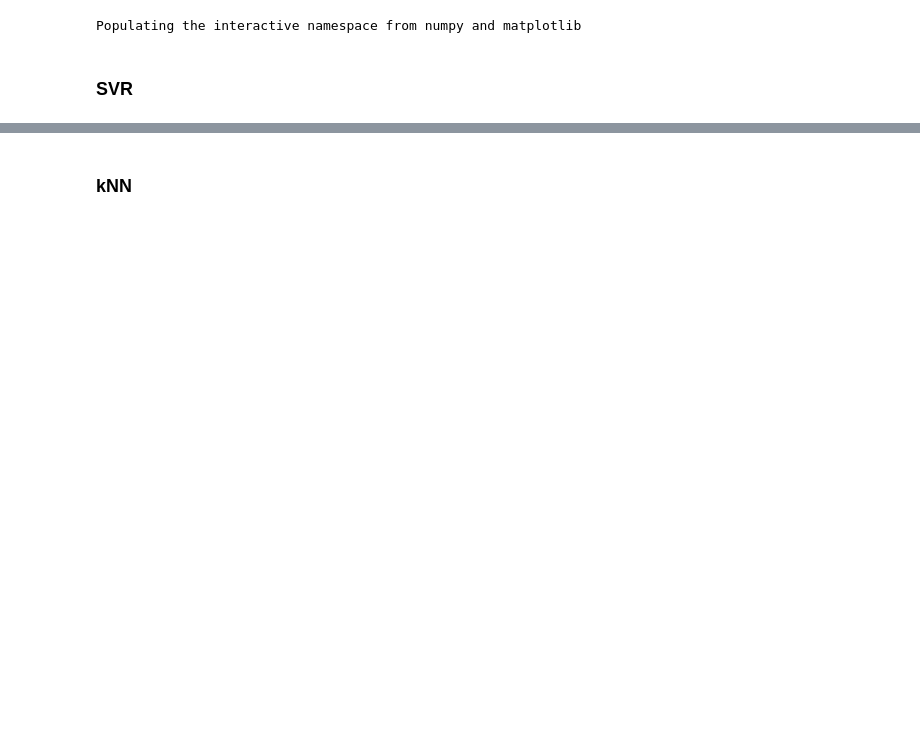
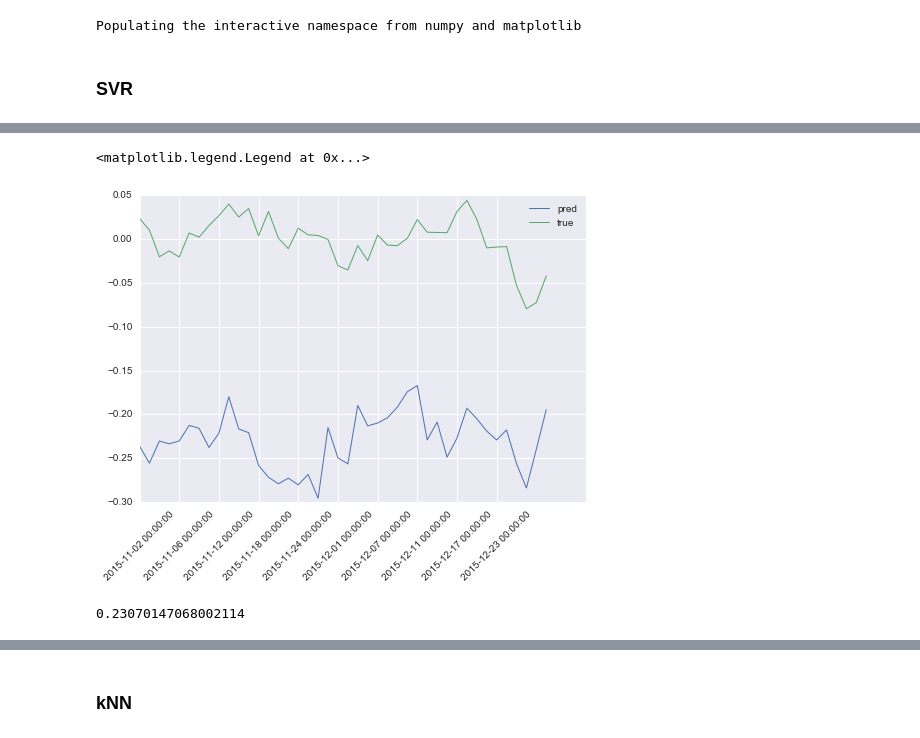
Before and after one commit to atremblay/MLND, a Jupyter notebook: P5/Stock Prediction.ipynb, the cells around one changed output, grey strips where cells are left out. Saved outputs shown, nothing was run; the diff lists cells and outputs as text; code cells hidden in the pictures; blank space fills up the shorter version.

```diff
--- a/P5/Stock Prediction.ipynb
+++ b/P5/Stock Prediction.ipynb
@@ -108,0 +143,16 @@ plt.legend(['pred', 'true'])
+# %%
+predictions = svr.transform(['GOOGL'], start_date='2015-11-01', end_date='2015-12-31')
+# %%
+y_pred, y_true = predictions['GOOGL']
+plt.plot(range(0,len(y_pred)), y_pred, linewidth=1)
+plt.plot(range(0,len(predictions['GOOGL'][1])), predictions['GOOGL'][1], linewidth=1)
+plt.xticks(4*np.arange(len(y_pred)/4), y_pred.index[::4], rotation=45)
+# plt.plot(range(0,len(y_pred)), np.array(y_pred) - np.array(y_true), linewidth=1)
+plt.legend(['pred', 'true'])
+# %% [output]
+<matplotlib.legend.Legend at 0x...>
+[figure, added]
+# %%
+((y_pred-y_true)**2).mean()**0.5
+# %% [output]
+0.23070147068002114
```
Also changed, not shown: parts of 38 cells of this notebook, 1 other file.
